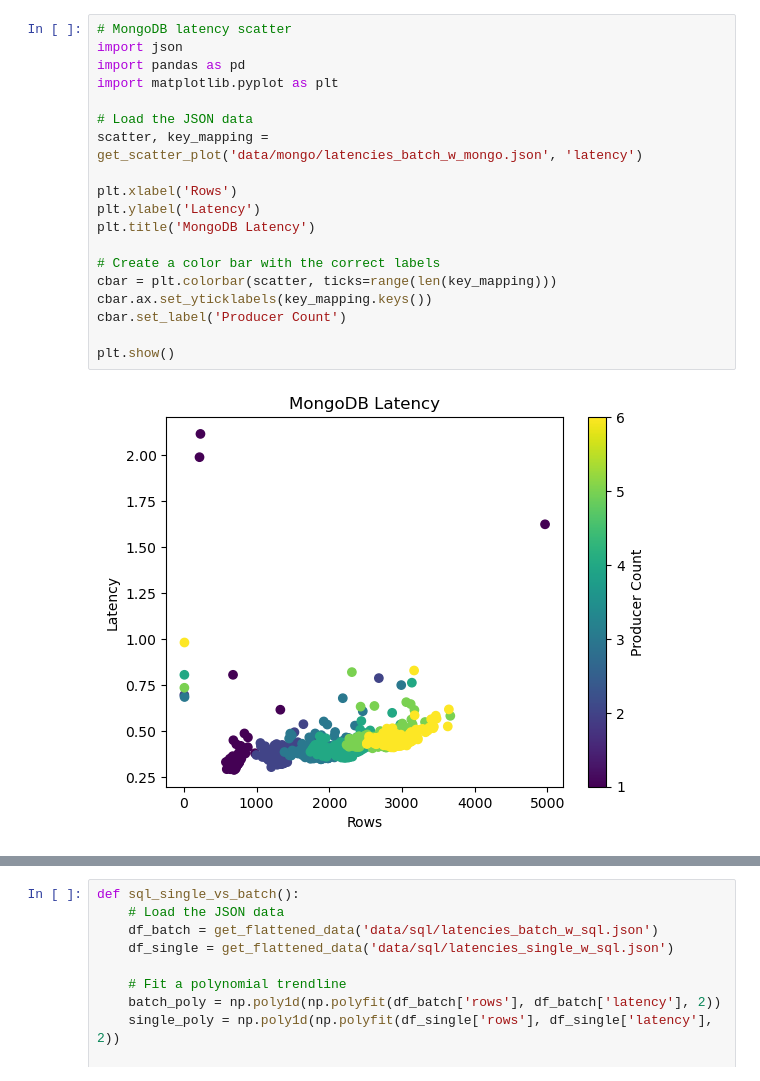
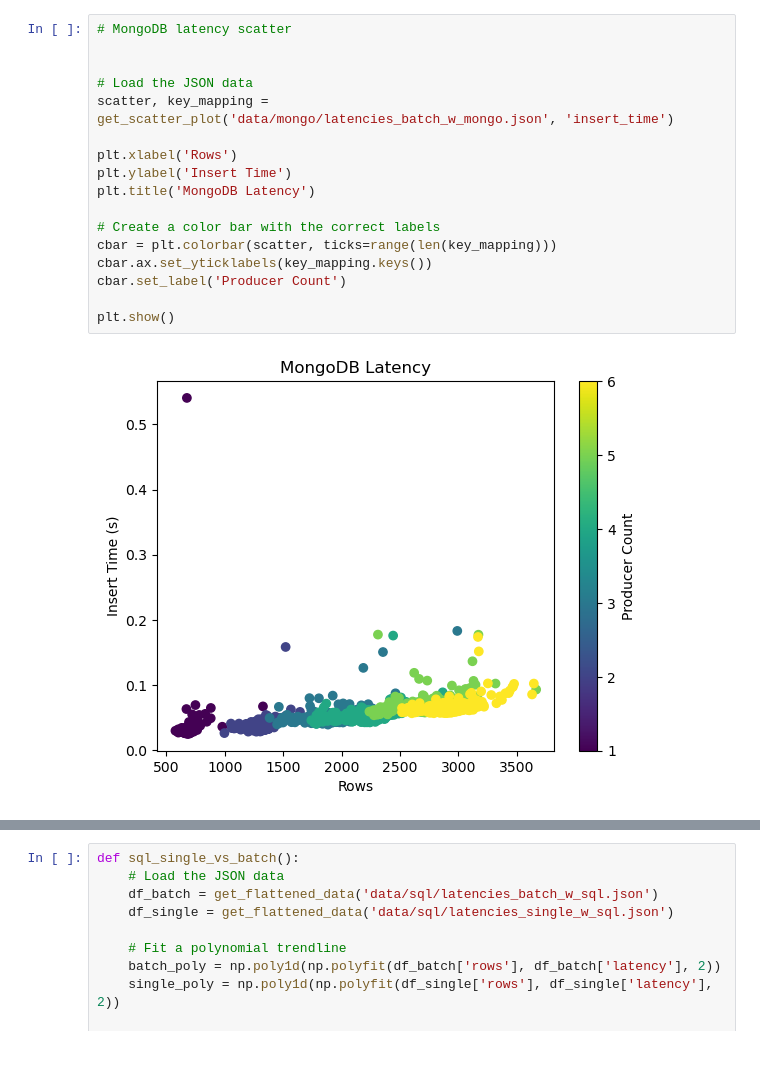
Before and after one commit to Nathanjarvis1/CIS731FinalProject, a Jupyter notebook: graphing.ipynb, the cells around one changed output, grey strips where cells are left out. Cells and saved outputs as stored; diff of their text form.

```diff
--- a/graphing.ipynb
+++ b/graphing.ipynb
@@ -34,24 +33,22 @@ This will test the scalability of our kafka consumer by running it with the numb
 # %%
 # MongoDB latency scatter
-import json
-import pandas as pd
-import matplotlib.pyplot as plt
+
 
 # Load the JSON data
-scatter, key_mapping = get_scatter_plot('data/mongo/latencies_batch_w_mongo.json', 'latency')
+scatter, key_mapping = get_scatter_plot('data/mongo/latencies_batch_w_mongo.json', 'insert_time')
 
 plt.xlabel('Rows')
-plt.ylabel('Latency')
+plt.ylabel('Insert Time')
 plt.title('MongoDB Latency')
 
 # Create a color bar with the correct labels
 cbar = plt.colorbar(scatter, ticks=range(len(key_mapping)))
 cbar.ax.set_yticklabels(key_mapping.keys())
 cbar.set_label('Producer Count')
 
 plt.show()
 # %% [output]
-[figure, old version]
+[figure, new version]
 # %%
 import json
 import pandas as pd
```
Also changed, not shown: parts of 6 cells of this notebook, 1 other file.
